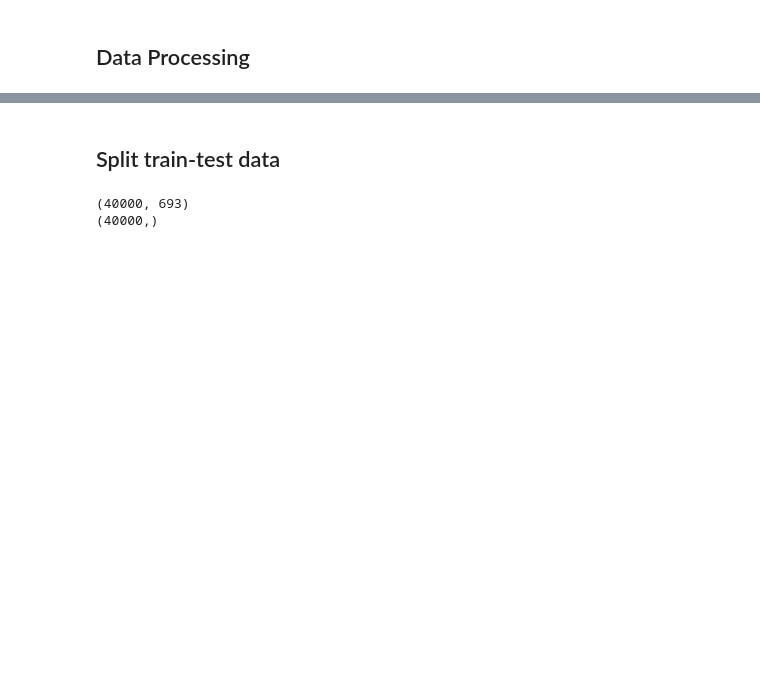
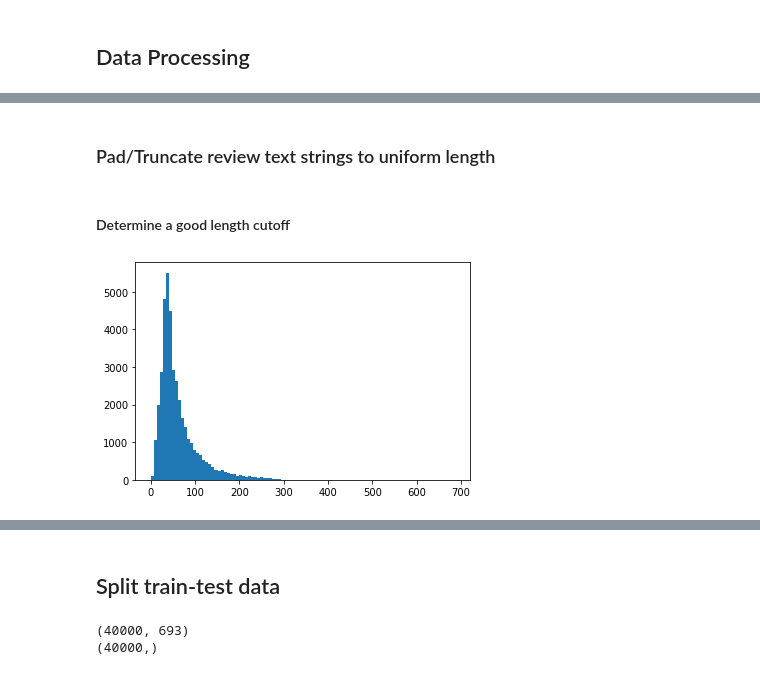
Before and after one commit to NormanHung/IMDB-Sentiment, a Jupyter notebook: SentimentAnalysis.ipynb, the cells around one changed output, grey strips where cells are left out. Saved outputs shown, nothing was run; the diff lists cells and outputs as text; code cells hidden in the pictures; blank space fills up the shorter version.

Commit message:
Add files via upload
Some exploration of efficacy of review text lengths
Some exploration of trimming out less important words
Additional basic neural networks types

```diff
--- a/SentimentAnalysis.ipynb
+++ b/SentimentAnalysis.ipynb
@@ -14,9 +16,11 @@ from keras.datasets import imdb
 StartCharIndex = 1
 OOVCharIndex = 2
 WordIndexOffset = 3
+UniqueWordMax = None
+# UniqueWordMax = 5000 + WordIndexOffset - 1
 
 (TrainX, TrainY), (TestX, TestY) = imdb.load_data(path="imdb.npz",
-                                                  num_words = None,
+                                                  num_words = UniqueWordMax,
                                                   skip_top = 0,
                                                   maxlen = None,
                                                   seed = 13,
@@ -91,0 +53,7 @@ len(TrainTestY)
+# %%
+from sklearn.model_selection import train_test_split
+
+TrainX, TestX, TrainY, TestY = train_test_split(np.concatenate((TrainX, TestX), axis = 0),
+                                                np.concatenate((TrainY, TestY), axis = 0),
+                                               test_size = 0.2,
+                                               random_state = 13)
@@ -132,0 +170,2 @@ def GetArrayStats(ArrayData):
+# %%
+TrainX_Reduced = [[word for word in row if (word in range(4, 16))] for row in TrainX]
@@ -132,0 +188,4 @@ def GetArrayStats(ArrayData):
+# %% [markdown]
+### Pad/Truncate review text strings to uniform length
+# %% [markdown]
+#### Determine a good length cutoff
@@ -132,0 +195,8 @@ def GetArrayStats(ArrayData):
+# %%
+TrainX_RowLengths = [len(row) for row in TrainX_Reduced]
+# %%
+plt.close("all")
+plt.hist(TrainX_RowLengths, bins = 100)
+plt.show()
+# %% [output]
+[figure, added]
```
Also changed, not shown: parts of 116 cells of this notebook.
